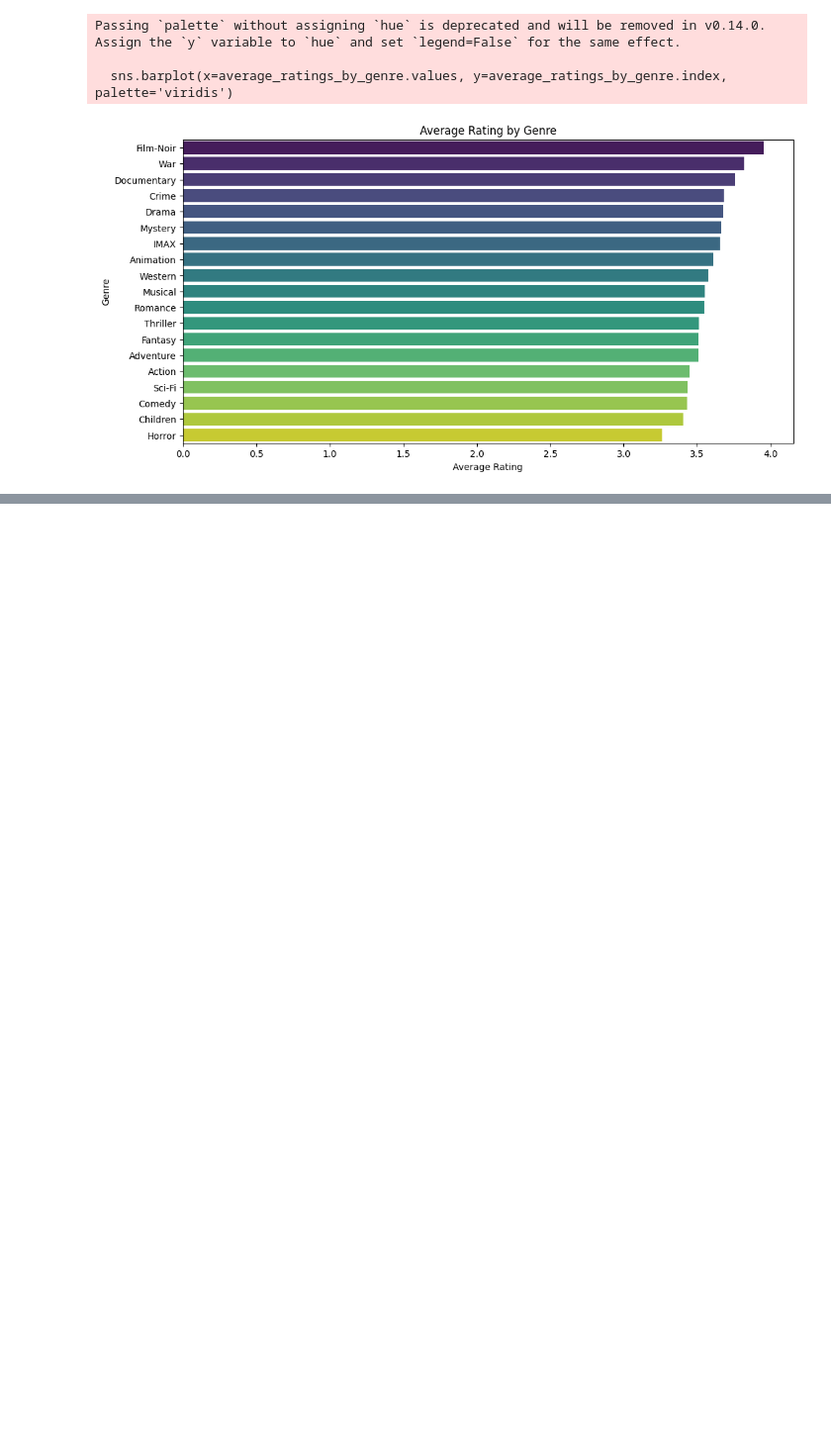
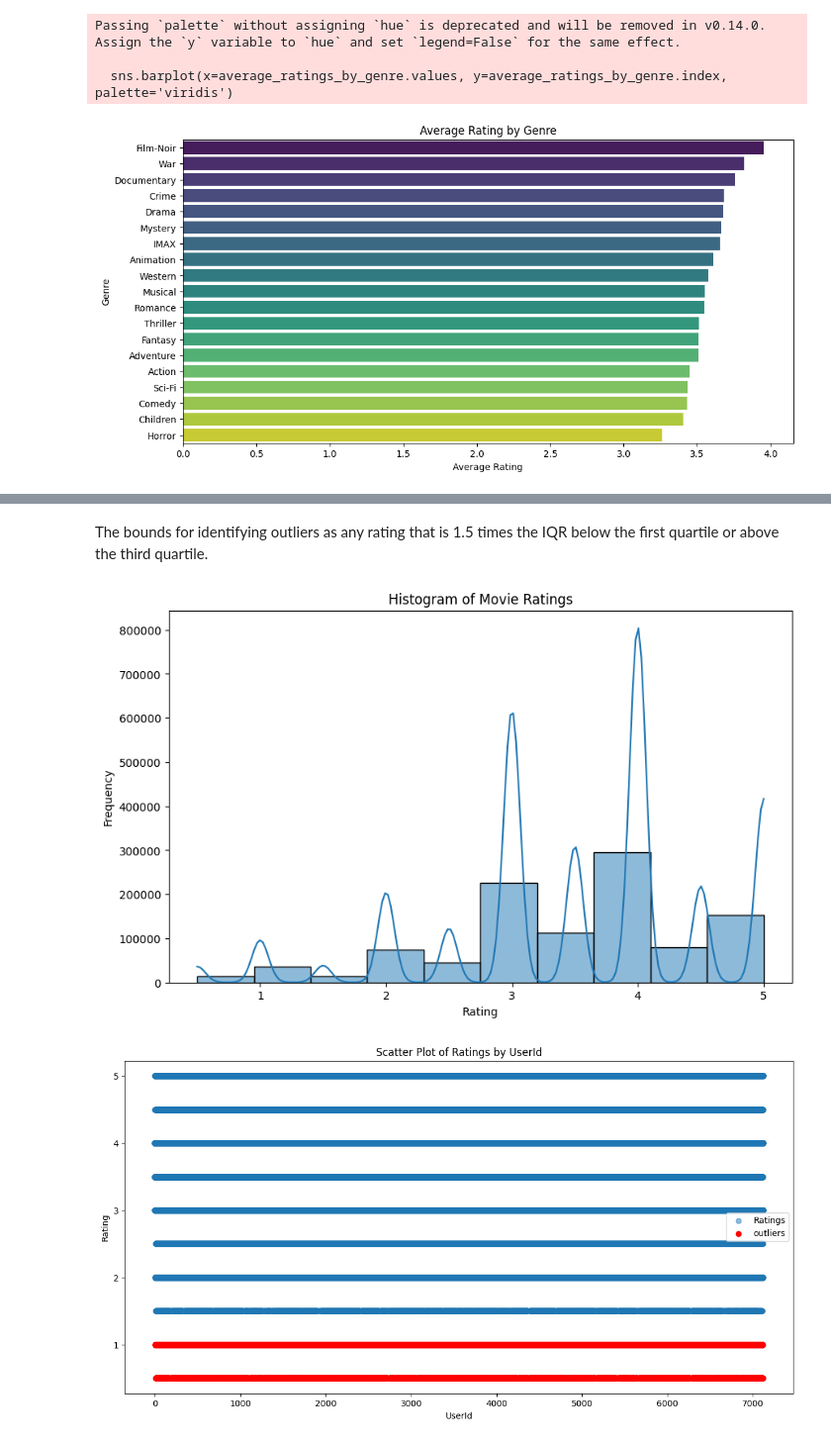
Before and after one commit to Varsha-1403/MovieLens-recommender, a Jupyter notebook: notebook/First.ipynb, the cells around one changed output, grey strips where cells are left out. Shown at 99% size. Drawn from its saved outputs; the diff is of its cells as text; code cells hidden in the pictures; blank space fills up the shorter version.

```diff
--- a/notebook/First.ipynb
+++ b/notebook/First.ipynb
@@ -306,0 +553,14 @@ Passing `palette` without assigning `hue` is deprecated and will be removed in v
+# %%
+
+# Calculate the IQR
+Q1 = ratings['rating'].quantile(0.25)
+Q3 = ratings['rating'].quantile(0.75)
+IQR = Q3 - Q1
+# Define the lower and upper bounds for outliers
+lower_bound = Q1 - 1.5 * IQR
+upper_bound = Q3 + 1.5 * IQR
+
+# Identify outliers
+outliers = ratings[(ratings['rating'] < lower_bound) | (ratings['rating'] > upper_bound)]
+
+print(outliers)
@@ -306,0 +582,26 @@ Passing `palette` without assigning `hue` is deprecated and will be removed in v
+# %% [markdown]
+The bounds for identifying outliers as any rating that is 1.5 times the IQR below the first quartile or above the third quartile.
+# %%
+import matplotlib.pyplot as plt
+import seaborn as sns
+
+# Create a histogram to visualize the distribution of ratings
+plt.figure(figsize=(10, 6))
+sns.histplot(ratings['rating'], bins=10, kde=True)
+plt.title('Histogram of Movie Ratings')
+plt.xlabel('Rating')
+plt.ylabel('Frequency')
+plt.show()
+
+# Create a scatter plot to see the distribution of ratings by userId
+plt.figure(figsize=(14, 7))
+plt.scatter(ratings['userId'], ratings['rating'], alpha=0.5, label='Ratings')
+plt.scatter(outliers['userId'], outliers['rating'], color='red', label='outliers')
+plt.title('Scatter Plot of Ratings by UserId')
+plt.xlabel('UserId')
+plt.ylabel('Rating')
+plt.legend()
+plt.show()
+# %% [output]
+[figure, added]
+[figure, added]
```
Also changed, not shown: parts of 62 cells of this notebook, 1 other file.
